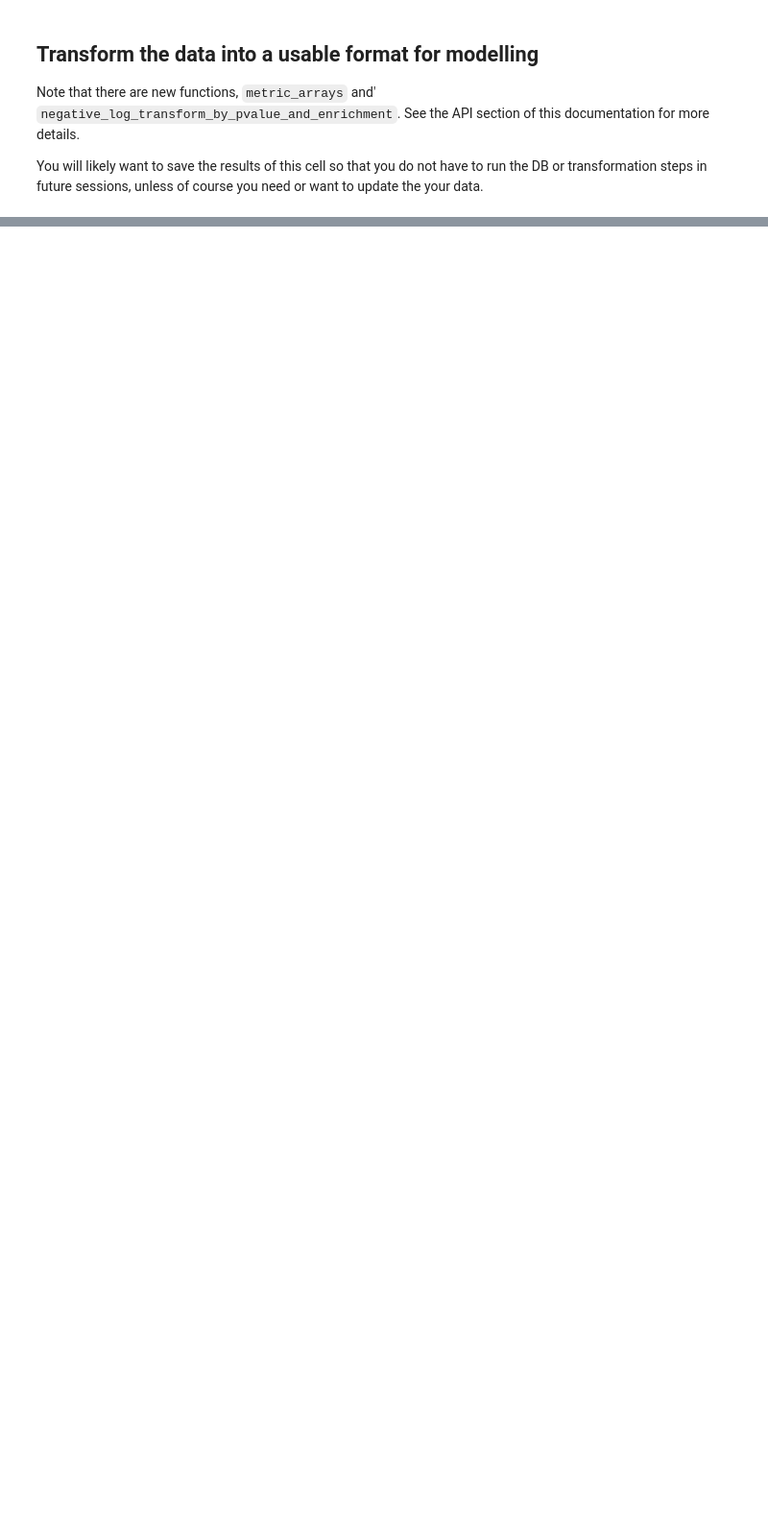
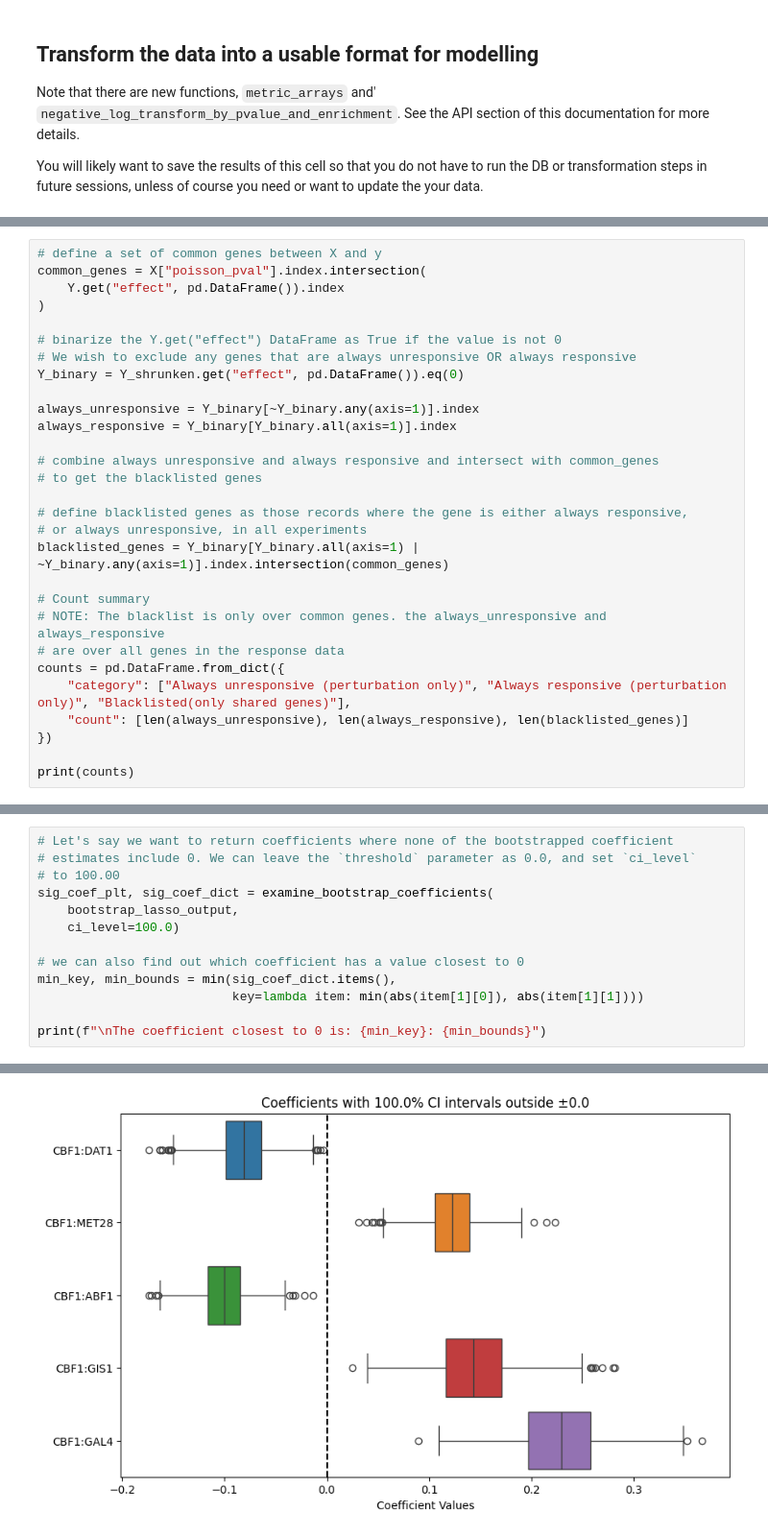
Before and after one commit to ejiawustl/yeastdnnexplorer, a Jupyter notebook: docs/tutorials/lassoCV.ipynb, the cells around one changed output, grey strips where cells are left out. Shown at 96% size. Cells and saved outputs as stored; diff of their text form; blank space fills up the shorter version.

Commit message:
lassoCV ready for cluster testing

```diff
--- a/docs/tutorials/lassoCV.ipynb
+++ b/docs/tutorials/lassoCV.ipynb
@@ -88,0 +115,29 @@ to update the your data.
+# %%
+# define a set of common genes between X and y
+common_genes = X["poisson_pval"].index.intersection(
+    Y.get("effect", pd.DataFrame()).index
+)
+
+# binarize the Y.get("effect") DataFrame as True if the value is not 0
+# We wish to exclude any genes that are always unresponsive OR always responsive
+Y_binary = Y_shrunken.get("effect", pd.DataFrame()).eq(0)
+
+always_unresponsive = Y_binary[~Y_binary.any(axis=1)].index
+always_responsive = Y_binary[Y_binary.all(axis=1)].index
+
+# combine always unresponsive and always responsive and intersect with common_genes
+# to get the blacklisted genes
+
+# define blacklisted genes as those records where the gene is either always responsive,
+# or always unresponsive, in all experiments
+blacklisted_genes = Y_binary[Y_binary.all(axis=1) | ~Y_binary.any(axis=1)].index.intersection(common_genes)
+
+# Count summary
+# NOTE: The blacklist is only over common genes. the always_unresponsive and always_responsive
+# are over all genes in the response data
+counts = pd.DataFrame.from_dict({
+    "category": ["Always unresponsive (perturbation only)", "Always responsive (perturbation only)", "Blacklisted(only shared genes)"],
+    "count": [len(always_unresponsive), len(always_responsive), len(blacklisted_genes)]
+})
+
+print(counts)
@@ -474,0 +239,14 @@ CBF1:GAL4: (0.07371394632690245, 0.24902287796658873)
+# %%
+# Let's say we want to return coefficients where none of the bootstrapped coefficient
+# estimates include 0. We can leave the `threshold` parameter as 0.0, and set `ci_level`
+# to 100.00
+sig_coef_plt, sig_coef_dict = examine_bootstrap_coefficients(
+    bootstrap_lasso_output,
+    ci_level=100.0)
+
+# we can also find out which coefficient has a value closest to 0
+min_key, min_bounds = min(sig_coef_dict.items(),
+                          key=lambda item: min(abs(item[1][0]), abs(item[1][1])))
+
+print(f"\nThe coefficient closest to 0 is: {min_key}: {min_bounds}")
+# %% [output]
@@ -474,0 +261 @@ CBF1:GAL4: (0.07371394632690245, 0.24902287796658873)
+[figure, added]
```
Also changed, not shown: parts of 15 cells of this notebook, 8 other files.
